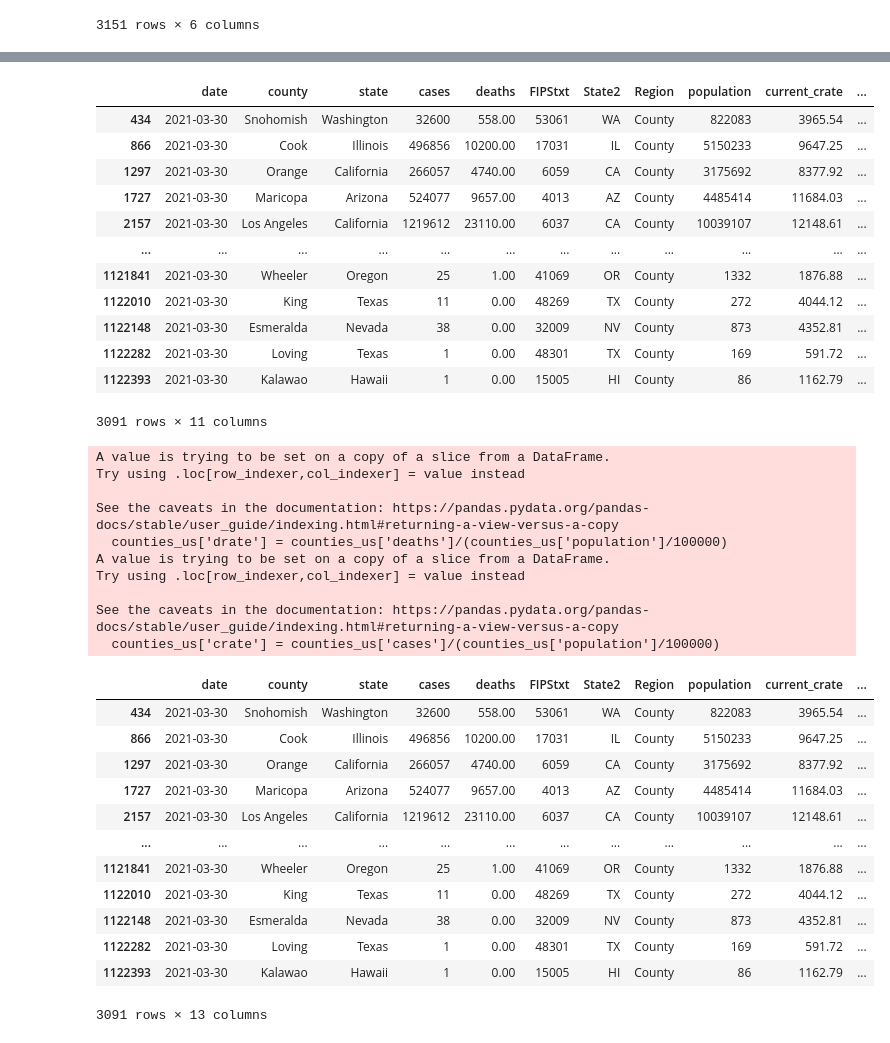
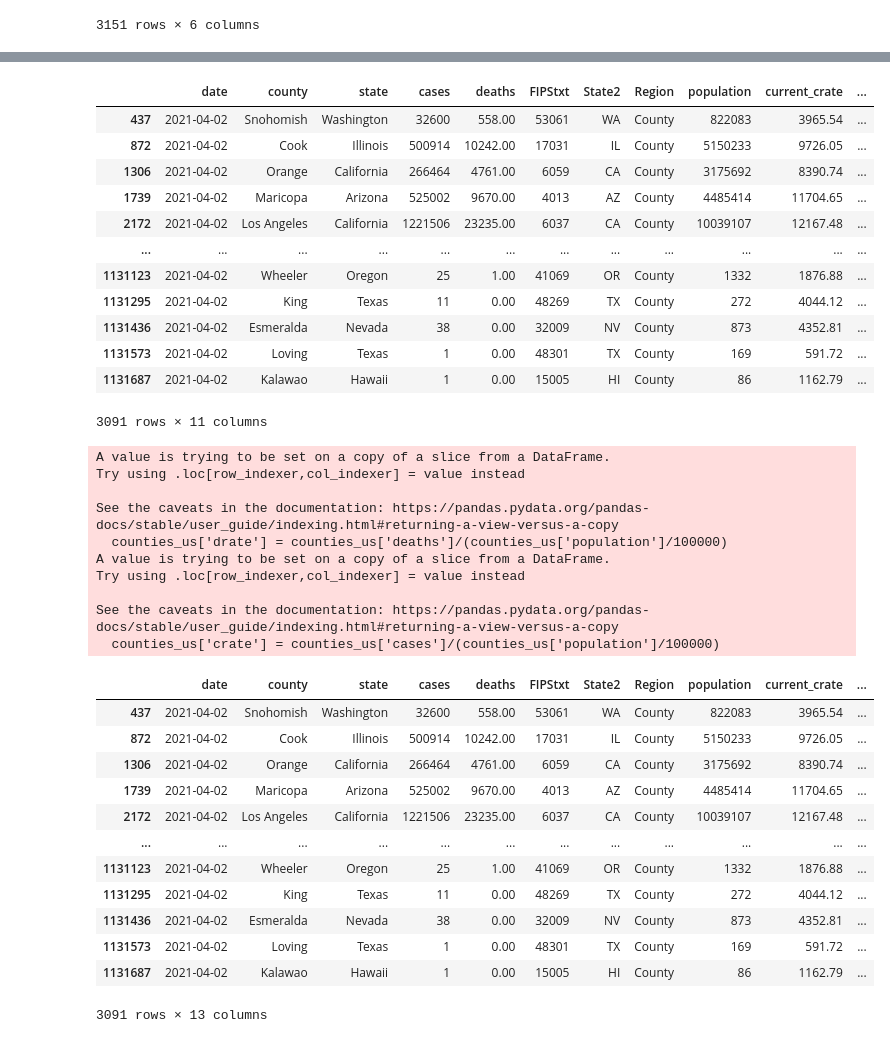
Before and after one commit to menlodoug/covid_crunching, a Jupyter notebook: pandas/COVID_USA.ipynb, the cells around one changed output, grey strips where cells are left out. Drawn from its saved outputs; the diff is of its cells as text; code cells hidden in the pictures.

```diff
--- a/pandas/COVID_USA.ipynb
+++ b/pandas/COVID_USA.ipynb
@@ -94,21 +94,21 @@ counties
 # %%
 # Isolate data from most current day.
 
-counties_us = counties[(counties['date'] == '2021-03-30') & (counties['Region'] == 'County')]
+counties_us = counties[(counties['date'] == '2021-04-02') & (counties['Region'] == 'County')]
 counties_us
 # %% [output]
 |  | date | county | state | cases | deaths | FIPStxt | State2 | Region | population | current_crate | ... |
-| 434 | 2021-03-30 | Snohomish | Washington | 32600 | 558.00 | 53061 | WA | County | 822083 | 3965.54 | ... |
-| 866 | 2021-03-30 | Cook | Illinois | 496856 | 10200.00 | 17031 | IL | County | 5150233 | 9647.25 | ... |
-| 1297 | 2021-03-30 | Orange | California | 266057 | 4740.00 | 6059 | CA | County | 3175692 | 8377.92 | ... |
-| 1727 | 2021-03-30 | Maricopa | Arizona | 524077 | 9657.00 | 4013 | AZ | County | 4485414 | 11684.03 | ... |
-| 2157 | 2021-03-30 | Los Angeles | California | 1219612 | 23110.00 | 6037 | CA | County | 10039107 | 12148.61 | ... |
+| 437 | 2021-04-02 | Snohomish | Washington | 32600 | 558.00 | 53061 | WA | County | 822083 | 3965.54 | ... |
+| 872 | 2021-04-02 | Cook | Illinois | 500914 | 10242.00 | 17031 | IL | County | 5150233 | 9726.05 | ... |
+| 1306 | 2021-04-02 | Orange | California | 266464 | 4761.00 | 6059 | CA | County | 3175692 | 8390.74 | ... |
+| 1739 | 2021-04-02 | Maricopa | Arizona | 525002 | 9670.00 | 4013 | AZ | County | 4485414 | 11704.65 | ... |
+| 2172 | 2021-04-02 | Los Angeles | California | 1221506 | 23235.00 | 6037 | CA | County | 10039107 | 12167.48 | ... |
 | ... | ... | ... | ... | ... | ... | ... | ... | ... | ... | ... | ... |
-| 1121841 | 2021-03-30 | Wheeler | Oregon | 25 | 1.00 | 41069 | OR | County | 1332 | 1876.88 | ... |
-| 1122010 | 2021-03-30 | King | Texas | 11 | 0.00 | 48269 | TX | County | 272 | 4044.12 | ... |
-| 1122148 | 2021-03-30 | Esmeralda | Nevada | 38 | 0.00 | 32009 | NV | County | 873 | 4352.81 | ... |
-| 1122282 | 2021-03-30 | Loving | Texas | 1 | 0.00 | 48301 | TX | County | 169 | 591.72 | ... |
-| 1122393 | 2021-03-30 | Kalawao | Hawaii | 1 | 0.00 | 15005 | HI | County | 86 | 1162.79 | ... |
+| 1131123 | 2021-04-02 | Wheeler | Oregon | 25 | 1.00 | 41069 | OR | County | 1332 | 1876.88 | ... |
+| 1131295 | 2021-04-02 | King | Texas | 11 | 0.00 | 48269 | TX | County | 272 | 4044.12 | ... |
+| 1131436 | 2021-04-02 | Esmeralda | Nevada | 38 | 0.00 | 32009 | NV | County | 873 | 4352.81 | ... |
+| 1131573 | 2021-04-02 | Loving | Texas | 1 | 0.00 | 48301 | TX | County | 169 | 591.72 | ... |
+| 1131687 | 2021-04-02 | Kalawao | Hawaii | 1 | 0.00 | 15005 | HI | County | 86 | 1162.79 | ... |
 3091 rows × 11 columns
 # %%
 # Create up to date rates so rankings can be performed using the latest data.
@@ -129,17 +129,17 @@ Try using .loc[row_indexer,col_indexer] = value instead
 See the caveats in the documentation: https://pandas.pydata.org/pandas-docs/stable/user_guide/indexing.html#returning-a-view-versus-a-copy
   counties_us['crate'] = counties_us['cases']/(counties_us['population']/100000)
 |  | date | county | state | cases | deaths | FIPStxt | State2 | Region | population | current_crate | ... |
-| 434 | 2021-03-30 | Snohomish | Washington | 32600 | 558.00 | 53061 | WA | County | 822083 | 3965.54 | ... |
-| 866 | 2021-03-30 | Cook | Illinois | 496856 | 10200.00 | 17031 | IL | County | 5150233 | 9647.25 | ... |
-| 1297 | 2021-03-30 | Orange | California | 266057 | 4740.00 | 6059 | CA | County | 3175692 | 8377.92 | ... |
-| 1727 | 2021-03-30 | Maricopa | Arizona | 524077 | 9657.00 | 4013 | AZ | County | 4485414 | 11684.03 | ... |
-| 2157 | 2021-03-30 | Los Angeles | California | 1219612 | 23110.00 | 6037 | CA | County | 10039107 | 12148.61 | ... |
+| 437 | 2021-04-02 | Snohomish | Washington | 32600 | 558.00 | 53061 | WA | County | 822083 | 3965.54 | ... |
+| 872 | 2021-04-02 | Cook | Illinois | 500914 | 10242.00 | 17031 | IL | County | 5150233 | 9726.05 | ... |
+| 1306 | 2021-04-02 | Orange | California | 266464 | 4761.00 | 6059 | CA | County | 3175692 | 8390.74 | ... |
+| 1739 | 2021-04-02 | Maricopa | Arizona | 525002 | 9670.00 | 4013 | AZ | County | 4485414 | 11704.65 | ... |
+| 2172 | 2021-04-02 | Los Angeles | California | 1221506 | 23235.00 | 6037 | CA | County | 10039107 | 12167.48 | ... |
 | ... | ... | ... | ... | ... | ... | ... | ... | ... | ... | ... | ... |
-| 1121841 | 2021-03-30 | Wheeler | Oregon | 25 | 1.00 | 41069 | OR | County | 1332 | 1876.88 | ... |
-| 1122010 | 2021-03-30 | King | Texas | 11 | 0.00 | 48269 | TX | County | 272 | 4044.12 | ... |
-| 1122148 | 2021-03-30 | Esmeralda | Nevada | 38 | 0.00 | 32009 | NV | County | 873 | 4352.81 | ... |
-| 1122282 | 2021-03-30 | Loving | Texas | 1 | 0.00 | 48301 | TX | County | 169 | 591.72 | ... |
-| 1122393 | 2021-03-30 | Kalawao | Hawaii | 1 | 0.00 | 15005 | HI | County | 86 | 1162.79 | ... |
+| 1131123 | 2021-04-02 | Wheeler | Oregon | 25 | 1.00 | 41069 | OR | County | 1332 | 1876.88 | ... |
+| 1131295 | 2021-04-02 | King | Texas | 11 | 0.00 | 48269 | TX | County | 272 | 4044.12 | ... |
+| 1131436 | 2021-04-02 | Esmeralda | Nevada | 38 | 0.00 | 32009 | NV | County | 873 | 4352.81 | ... |
+| 1131573 | 2021-04-02 | Loving | Texas | 1 | 0.00 | 48301 | TX | County | 169 | 591.72 | ... |
+| 1131687 | 2021-04-02 | Kalawao | Hawaii | 1 | 0.00 | 15005 | HI | County | 86 | 1162.79 | ... |
 3091 rows × 13 columns
 # %%
 # Create ranking of infection rates by county for each state
```
Also changed, not shown: parts of 13 cells of this notebook, 32 other files.
